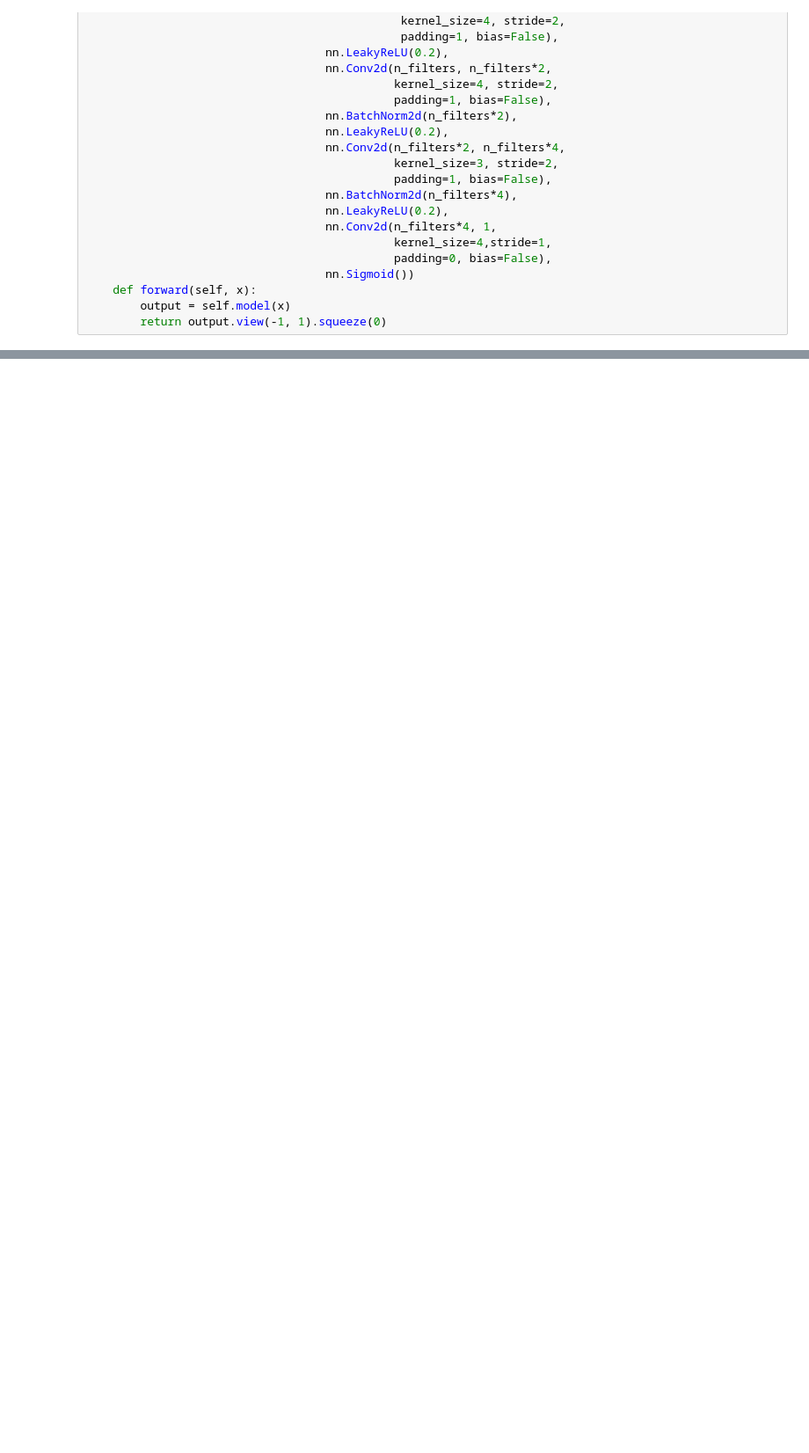
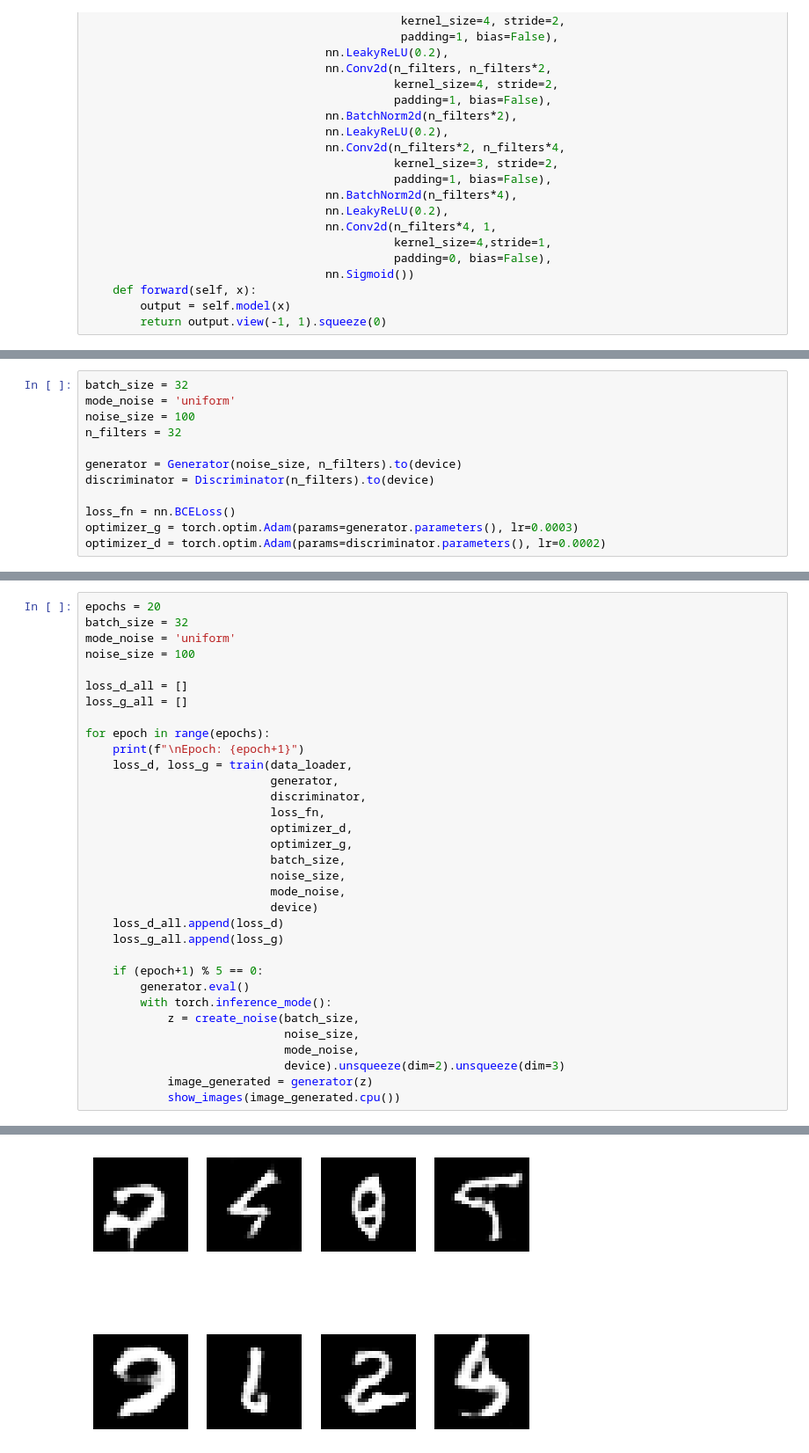
Before and after one commit to aliparsbin/generative-adversarial-networks, a Jupyter notebook: generative_adversarial_networks.ipynb, the cells around one changed output, grey strips where cells are left out. Shown: that part at 88% size. Saved outputs shown, nothing was run; the diff lists cells and outputs as text; blank space fills up the shorter version.

```diff
--- a/generative_adversarial_networks.ipynb
+++ b/generative_adversarial_networks.ipynb
@@ -543,0 +387,12 @@ torch.Size([32, 1])
+# %%
+batch_size = 32
+mode_noise = 'uniform'
+noise_size = 100
+n_filters = 32
+
+generator = Generator(noise_size, n_filters).to(device)
+discriminator = Discriminator(n_filters).to(device)
+
+loss_fn = nn.BCELoss()
+optimizer_g = torch.optim.Adam(params=generator.parameters(), lr=0.0003)
+optimizer_d = torch.optim.Adam(params=discriminator.parameters(), lr=0.0002)
@@ -543,0 +455,34 @@ torch.Size([32, 1])
+# %%
+epochs = 20
+batch_size = 32
+mode_noise = 'uniform'
+noise_size = 100
+
+loss_d_all = []
+loss_g_all = []
+
+for epoch in range(epochs):
+    print(f"\nEpoch: {epoch+1}")
+    loss_d, loss_g = train(data_loader,
+                           generator,
+                           discriminator,
+                           loss_fn,
+                           optimizer_d,
+                           optimizer_g,
+                           batch_size,
+                           noise_size,
+                           mode_noise,
+                           device)
+    loss_d_all.append(loss_d)
+    loss_g_all.append(loss_g)
+
+    if (epoch+1) % 5 == 0:
+        generator.eval()
+        with torch.inference_mode():
+            z = create_noise(batch_size,
+                             noise_size,
+                             mode_noise,
+                             device).unsqueeze(dim=2).unsqueeze(dim=3)
+            image_generated = generator(z)
+            show_images(image_generated.cpu())
+# %% [output]
@@ -543,0 +506 @@ torch.Size([32, 1])
+[figure, added]
```
Also changed, not shown: parts of 18 cells of this notebook.
